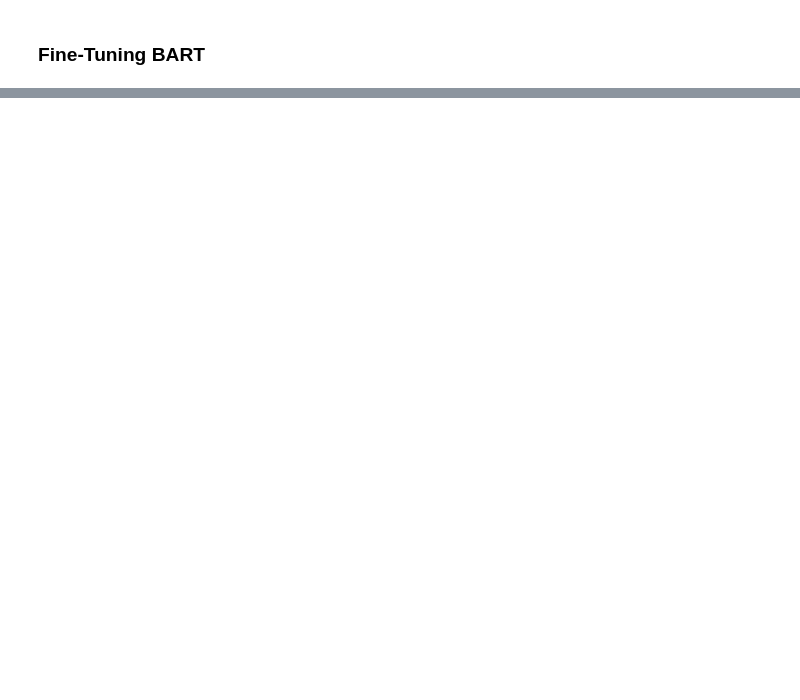
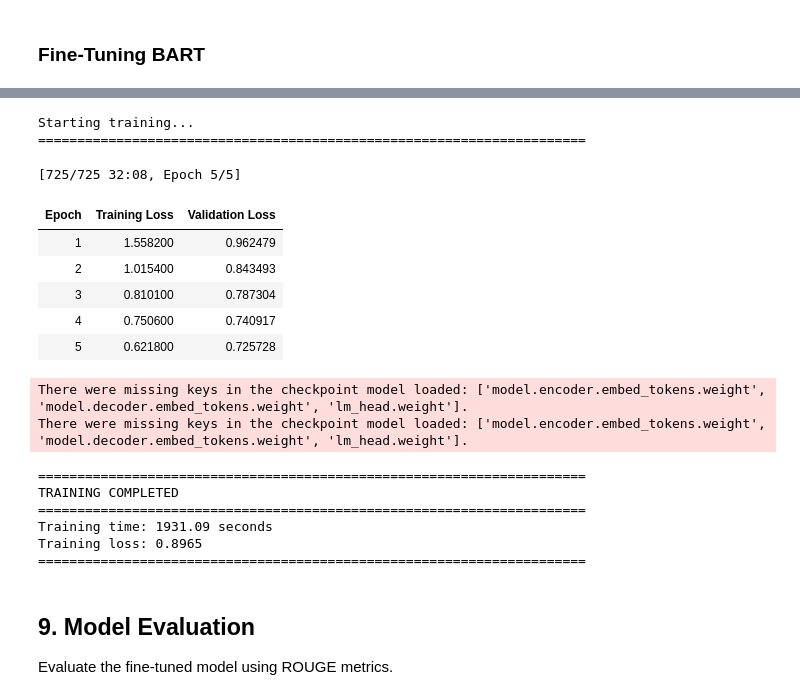
Before and after one commit to rafinrabbi/LLM_Finetuning_SOAP, a Jupyter notebook: bart-large-cnn-finetune-for-textsummarization.ipynb, the cells around one changed output, grey strips where cells are left out. Cells and saved outputs as stored; diff of their text form; code cells hidden in the pictures; blank space fills up the shorter version.

```diff
--- a/bart-large-cnn-finetune-for-textsummarization.ipynb
+++ b/bart-large-cnn-finetune-for-textsummarization.ipynb
@@ -456,0 +375,8 @@ P: Plan to conduct additional diagnostic tests to explore underlying causes, inc
+# %%
+# Initialize tokenizer
+print("Initializing tokenizer...")
+tokenizer = AutoTokenizer.from_pretrained(MODEL_NAME)
+
+print(f"Tokenizer: {tokenizer.__class__.__name__}")
+print(f"Vocabulary size: {tokenizer.vocab_size}")
+print(f"Model max length: {tokenizer.model_max_length}")
@@ -786,12 +721,0 @@ training_args = Seq2SeqTrainingArguments(
-# %%
-# Enable gradient checkpointing on the model
-model.gradient_checkpointing_enable()
-
-trainer = Seq2SeqTrainer(
-    model=model,
-    args=training_args,
-    tokenizer=tokenizer,
-    data_collator=seq2seq_data_collator,
-    train_dataset=dataset_soap_pt["train"],
-    eval_dataset=dataset_soap_pt["validation"]
-)
@@ -825,2 +721,0 @@ Free: 20.48 GB
-# %%
-trainer.train()
@@ -1171,0 +722,40 @@ Results saved to 'bart_lcnn_evaluation_results.csv'
+# %%
+# Clear cache before training
+if DEVICE == 'cuda':
+    torch.cuda.empty_cache()
+gc.collect()
+
+print("Starting training...")
+print("="*70)
+
+# Train the model
+train_result = trainer.train()
+
+print("\n" + "="*70)
+print("TRAINING COMPLETED")
+print("="*70)
+print(f"Training time: {train_result.metrics['train_runtime']:.2f} seconds")
+print(f"Training loss: {train_result.metrics['train_loss']:.4f}")
+print("="*70)
+# %% [output]
+Starting training...
+======================================================================
+[725/725 32:08, Epoch 5/5]
+| Epoch | Training Loss | Validation Loss |
+| 1 | 1.558200 | 0.962479 |
+| 2 | 1.015400 | 0.843493 |
+| 3 | 0.810100 | 0.787304 |
+| 4 | 0.750600 | 0.740917 |
+| 5 | 0.621800 | 0.725728 |
+There were missing keys in the checkpoint model loaded: ['model.encoder.embed_tokens.weight', 'model.decoder.embed_tokens.weight', 'lm_head.weight'].
+There were missing keys in the checkpoint model loaded: ['model.encoder.embed_tokens.weight', 'model.decoder.embed_tokens.weight', 'lm_head.weight'].
+======================================================================
+TRAINING COMPLETED
+======================================================================
+Training time: 1931.09 seconds
+Training loss: 0.8965
+======================================================================
+# %% [markdown]
+## 9. Model Evaluation
+
+Evaluate the fine-tuned model using ROUGE metrics.
```
Also changed, not shown: parts of 101 cells of this notebook, 33 other files.
